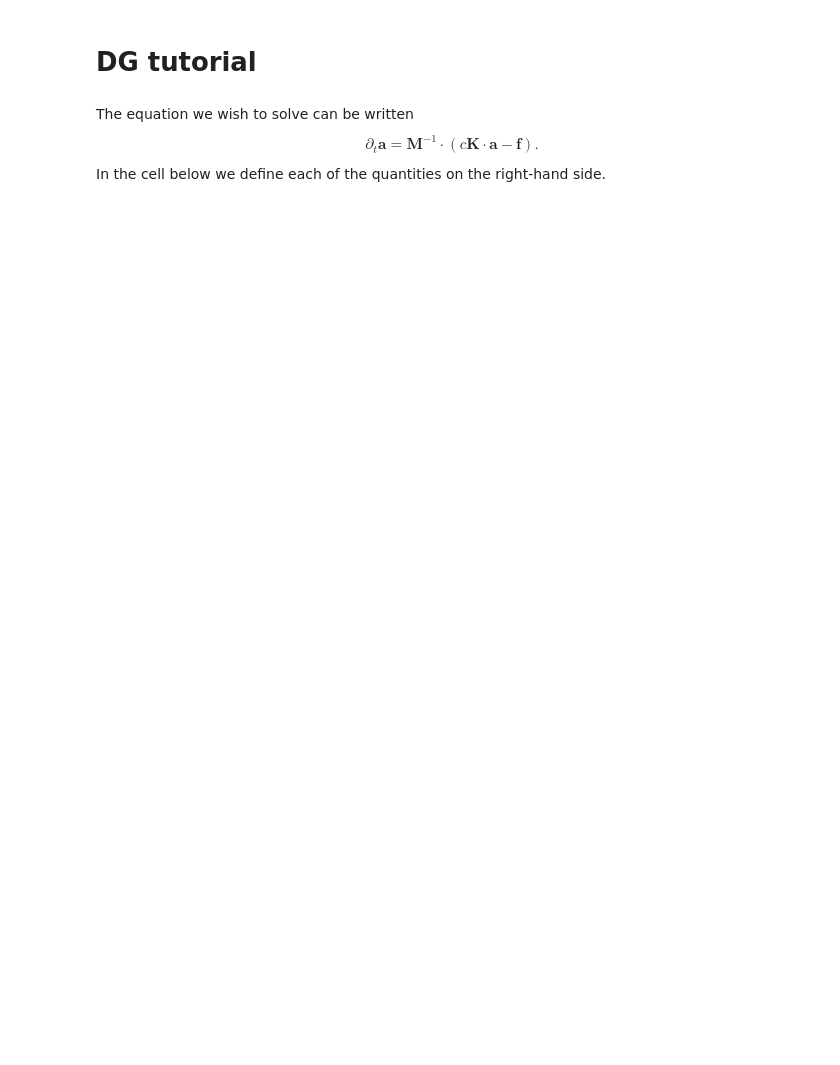
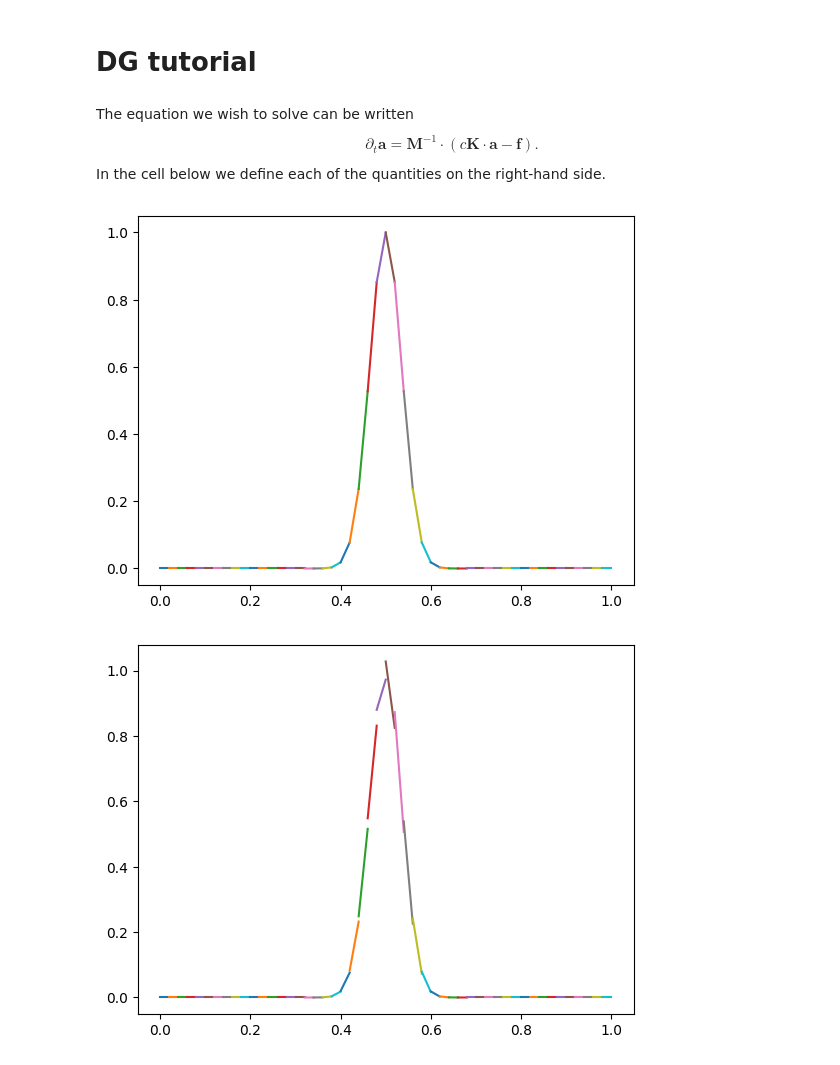
Before and after one commit to aapandy2/dg_tutorial, a Jupyter notebook: DG_tutorial.ipynb, the cells around one changed output. Drawn from its saved outputs; the diff is of its cells as text; code cells hidden in the pictures; blank space fills up the shorter version.

Commit message:
set up ID, evolved one timestep and got potentially reasonable results

```diff
--- a/DG_tutorial.ipynb
+++ b/DG_tutorial.ipynb
@@ -15,7 +15,7 @@ $$
 In the cell below we define each of the quantities on the right-hand side.
 # %%
 #define CFL
-CFL = 0.5
+CFL = 0.005
 
 #define number of timesteps, TS
 TS = 3
@@ -25,7 +25,7 @@ xMax = 1.
 xMin = 0.
 
 #define number of elements
-N = 15
+N = 50
 
 #define size of a cell, dx
 dx = (xMax-xMin)/N
@@ -54,6 +54,10 @@ def psi1P(xi):
 #define Jacobian
 def J(xi):
     return dx
+
+#define x(k, xi)
+def x(k, xi):
+    return (k+xi)*dx
 
 #define mass matrix; since the mass matrix is just a constant, this function
 #only needs to be called once and the result should be stored for the evolution
@@ -108,16 +119,33 @@ def q_ID(x):
     sigma = 0.05
     return np.exp(-(x-mu)**2./sigma**2.)
 
+#compute the coefficients a_n[k] corresponding to projecting analytic ID
+#from q_ID(x) onto the basis (psi_0, psi_1)
 def compute_ID_a(a_n):
     for k in range(N):
         a_n[k,0] = q_ID(cbound[k])
         a_n[k,1] = q_ID(cbound[k+1])
 
     return a_n
+
+def plot_soln(a_n):
+
+    #compute_ID_a(a_n)
+    #construct solution from a_n
+    xi = np.linspace(0., 1, 10)
+
+    #plot approximate solution q tilde
+    for k in range(N):
+        pl.plot(k*dx+xi*dx, qt(k, xi, a_n))
+    pl.show()
 # %%
-#define a_n = solution vector at time level n; should have shape (N, 2), where
-#N is the number of elements (i.e. we have a_0, a_1 for each element)
-a_n = np.ones((N,2))
 
-#define a_np1 = solution vector at time level n+1; same shape as a_n
-a_np1 = np.ones((N,2))
+a_n = compute_ID_a(a_n)
+plot_soln(a_n)
+
+a_np1 = evolve(a_n, a_np1)
+
+plot_soln(a_np1)
+# %% [output]
+[figure, added]
+[figure, added]
```
Also changed, not shown: parts of 1 cell of this notebook.
